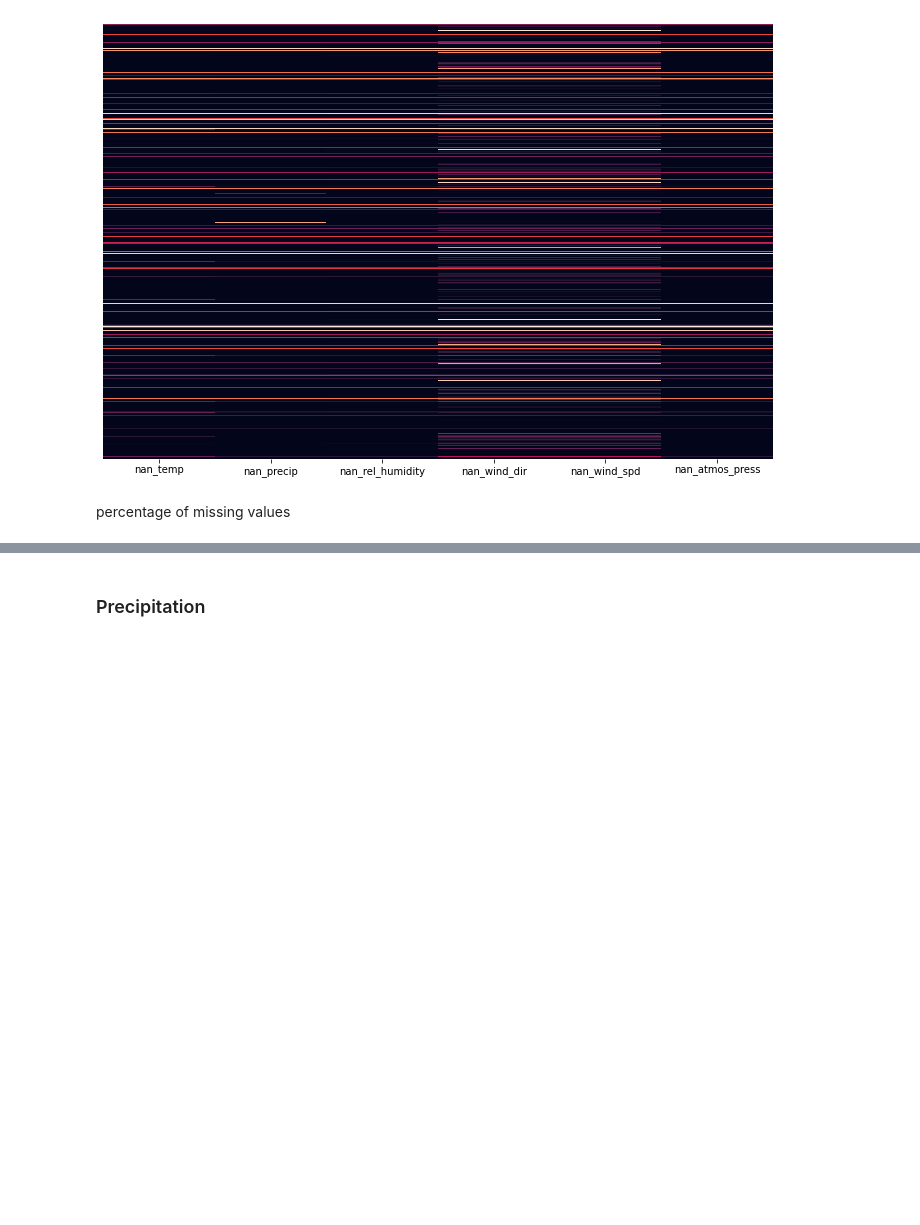
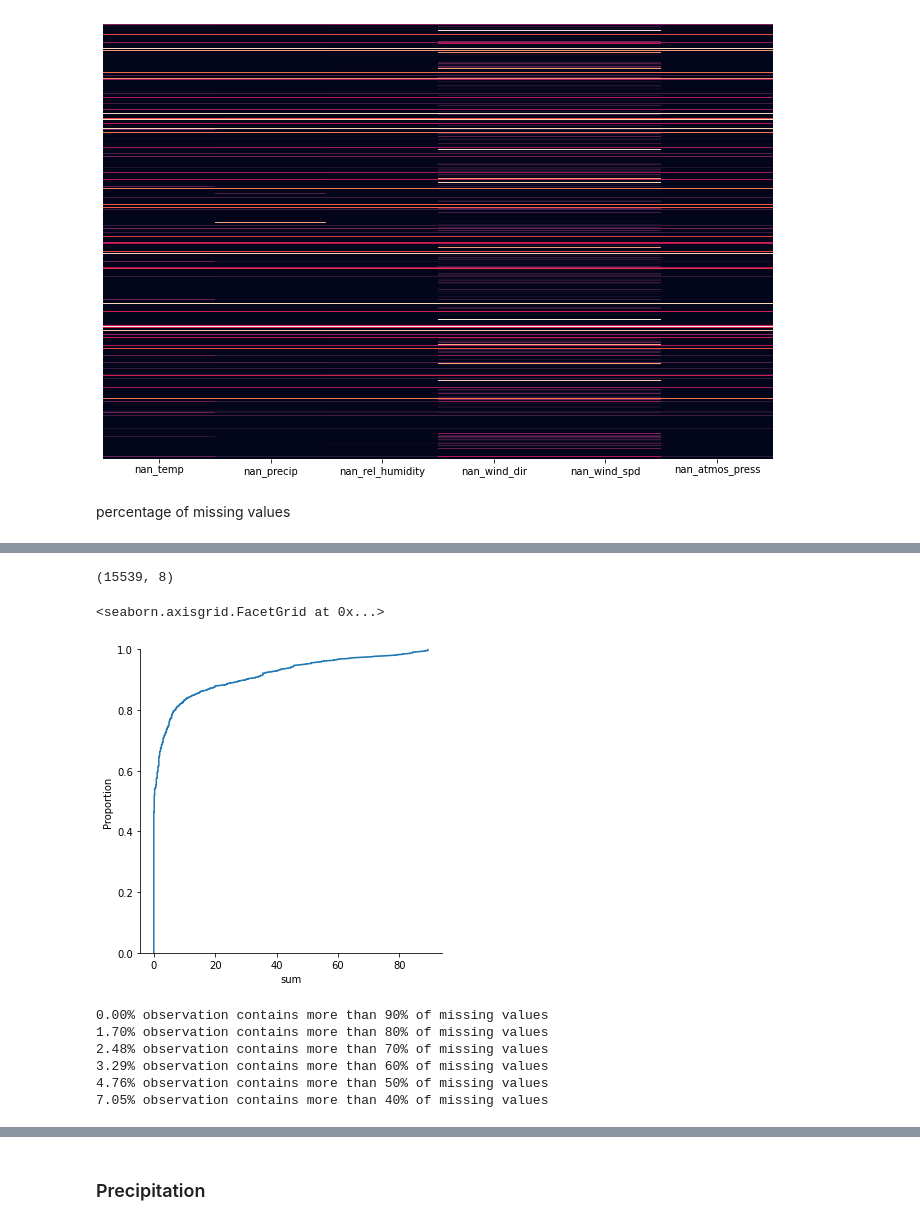
Before and after one commit to sm4rtm4art/airquality, a Jupyter notebook: alternative_EDA.ipynb, the cells around one changed output, grey strips where cells are left out. Drawn from its saved outputs; the diff is of its cells as text; code cells hidden in the pictures; blank space fills up the shorter version.

```diff
--- a/alternative_EDA.ipynb
+++ b/alternative_EDA.ipynb
@@ -72,9 +72,9 @@ train.drop(list_columns, axis=1).head()
 # %% [markdown]
 - heat map nan values:
 # %%
-list_columns = list_columns+ ['ID', 'location', 'target']
+list_columns = list_columns+ ['location', 'target']
 plt.figure(figsize=(12, 8))
-sns.heatmap(train.drop(list_columns, axis=1), cbar=False,yticklabels=False)
+sns.heatmap(train.drop(list_columns + ['ID'], axis=1), cbar=False,yticklabels=False)
 plt.show()
 # %% [output]
 [figure]
@@ -82,7 +82,7 @@ plt.show()
 percentage of missing values
 # %%
 #
-data_nan = train.drop(list_columns, axis=1).head()
+data_nan = train.drop(list_columns, axis=1)
 # %%
 counter = 0
 for i, col in enumerate(data_nan.columns):
@@ -99,0 +92,21 @@ for i, col in enumerate(data_nan.columns):
+# %%
+data_nan['sum'] = round(data_nan.sum(axis=1, numeric_only=True)/726*100,2)
+data_nan.shape
+# %% [output]
+(15539, 8)
+# %%
+from seaborn_qqplot import pplot
+sns.displot(data_nan, x = data_nan['sum'], kind="ecdf")
+# %% [output]
+<seaborn.axisgrid.FacetGrid at 0x...>
+[figure, added]
+# %%
+for i in [90, 80, 70, 60, 50, 40]:
+    print('{:.2%} observation contains more than {}% of missing values'.format(data_nan[(data_nan['sum']>i)].ID.count()/15539, i))
+# %% [output]
+0.00% observation contains more than 90% of missing values
+1.70% observation contains more than 80% of missing values
+2.48% observation contains more than 70% of missing values
+3.29% observation contains more than 60% of missing values
+4.76% observation contains more than 50% of missing values
+7.05% observation contains more than 40% of missing values
```
Also changed, not shown: parts of 9 cells of this notebook.
